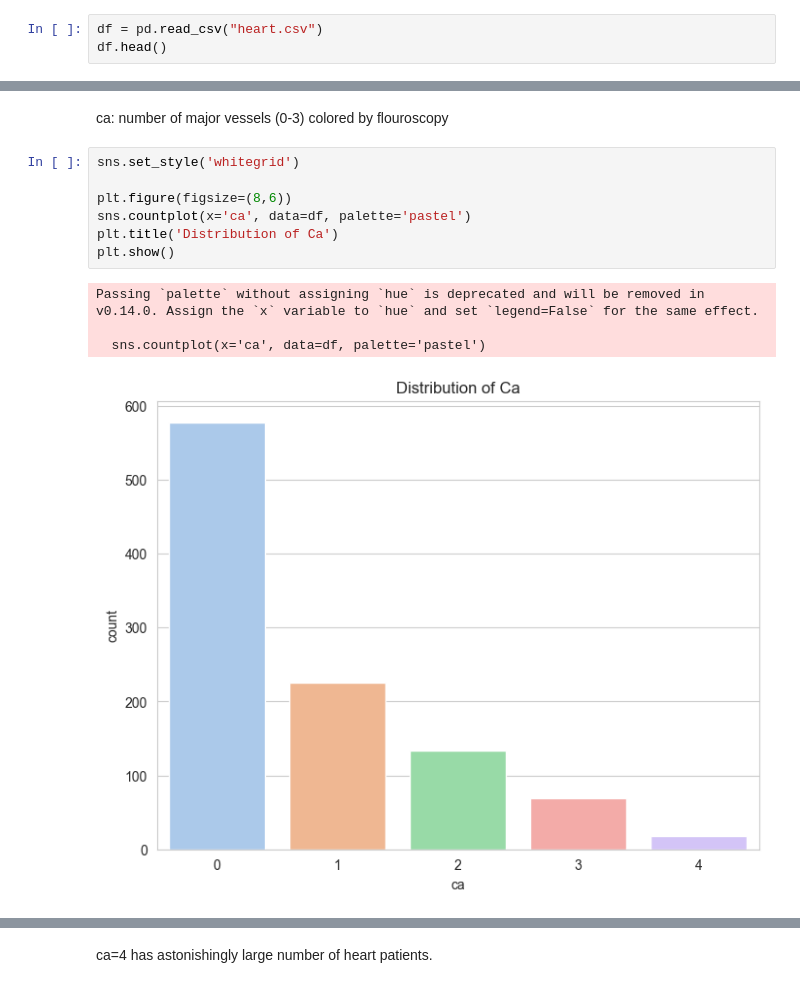
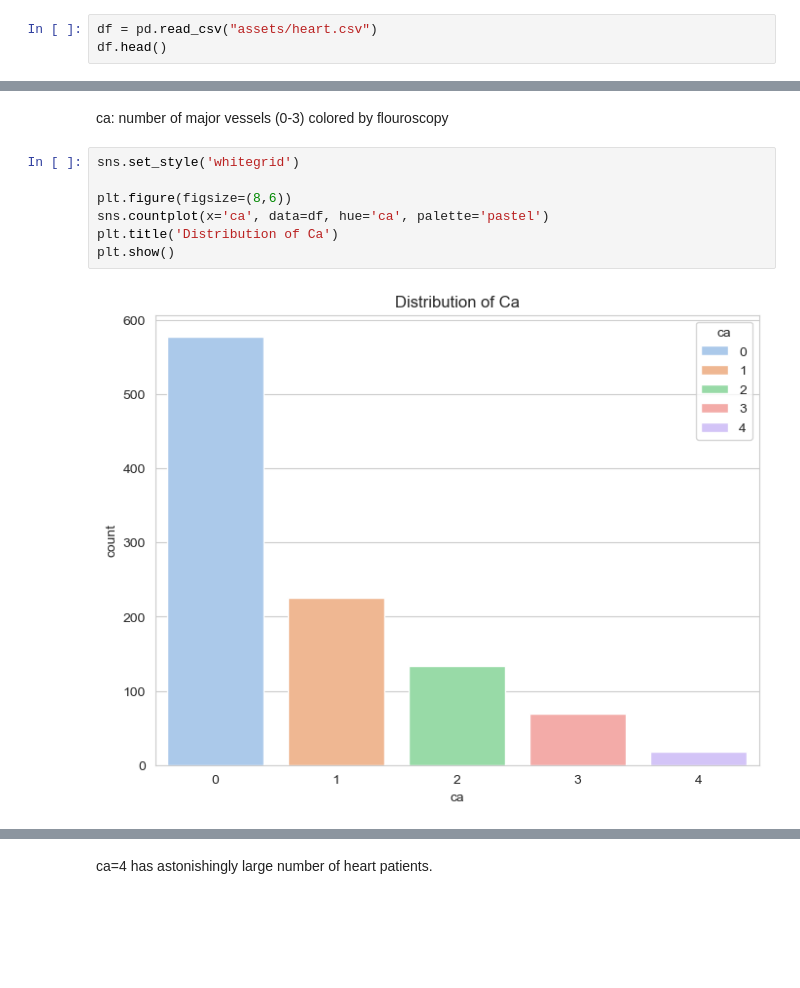
Before and after one commit to imaliabdullah/Portfolio-Project, a Jupyter notebook: Heart Disease/heart-disease-eda-prediction.ipynb, the cells around one changed output, grey strips where cells are left out. Saved outputs shown, nothing was run; the diff lists cells and outputs as text; blank space fills up the shorter version.

```diff
--- a/Heart Disease/heart-disease-eda-prediction.ipynb
+++ b/Heart Disease/heart-disease-eda-prediction.ipynb
@@ -8,7 +8,7 @@ import numpy as np
 import matplotlib.pyplot as plt
 import seaborn as sns
 # %%
-df = pd.read_csv("heart.csv")
+df = pd.read_csv("assets/heart.csv")
 df.head()
 # %% [output]
 |  | age | sex | cp | trestbps | chol | fbs | restecg | thalach | exang | oldpeak | slope | ... |
@@ -316,15 +295,12 @@ ca: number of major vessels (0-3) colored by flouroscopy
 # %%
 sns.set_style('whitegrid')
 
 plt.figure(figsize=(8,6))
-sns.countplot(x='ca', data=df, palette='pastel')
+sns.countplot(x='ca', data=df, hue='ca', palette='pastel')
 plt.title('Distribution of Ca')
 plt.show()
 # %% [output]
-Passing `palette` without assigning `hue` is deprecated and will be removed in v0.14.0. Assign the `x` variable to `hue` and set `legend=False` for the same effect.
-
-  sns.countplot(x='ca', data=df, palette='pastel')
-[figure, old version]
+[figure, new version]
 # %%
 sns.set_style('whitegrid')
 
```
Also changed, not shown: parts of 12 cells of this notebook, 19 other files.
